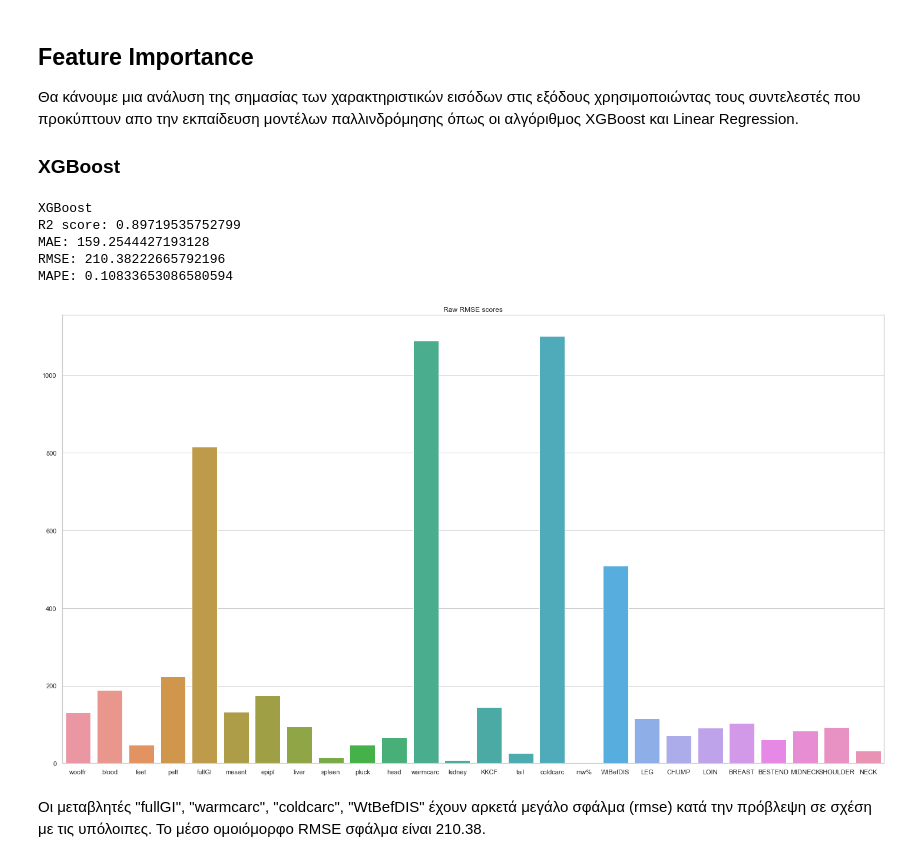
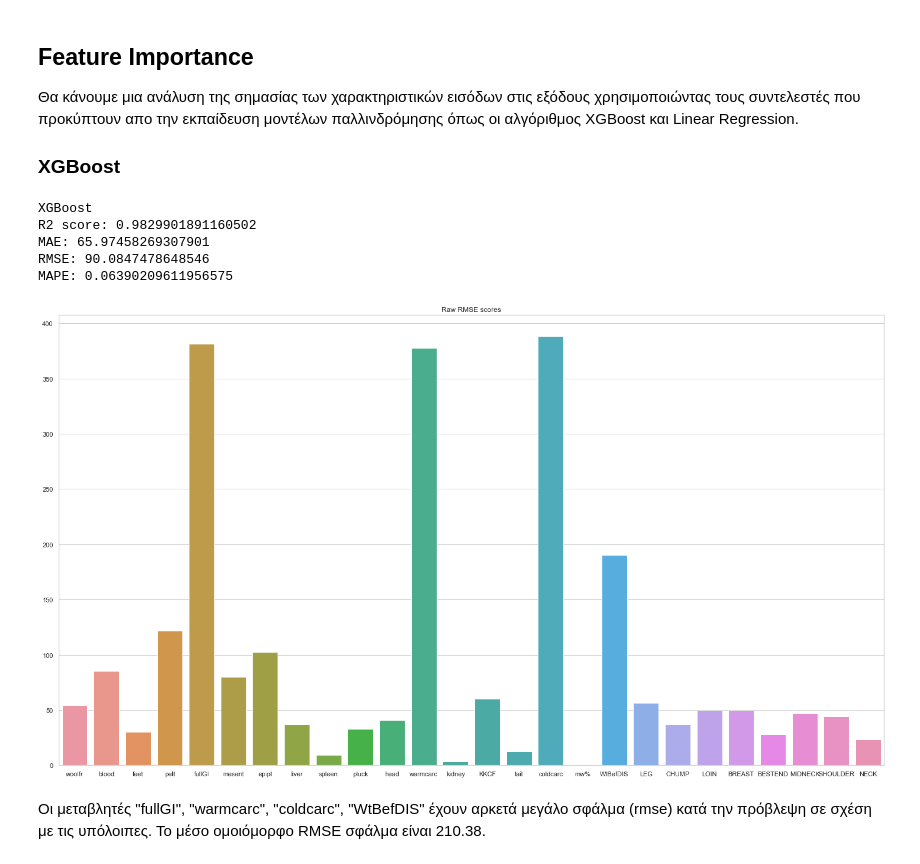
Before and after one commit to antonis-ant/thesis-code, a Jupyter notebook: EDA_notebook.ipynb, the cells around one changed output. Cells and saved outputs as stored; diff of their text form; code cells hidden in the pictures.

```diff
--- a/EDA_notebook.ipynb
+++ b/EDA_notebook.ipynb
@@ -187,18 +176,18 @@ plt.show()
 ### XGBoost
 # %%
 # Run xgboost model & get results
-res = run_xgb_model(X_train, X_test, y_train, y_test)
+res = run_xgb_model(X, y)
 # Print model scores (uniform average)
 print_results(res)
 # Plot individual target variable scores
 scores_barplot(res['scores']['rv_scores_rmse'], y.columns, title='Raw RMSE scores')
 # %% [output]
 XGBoost
-R2 score: 0.89719535752799
-MAE: 159.2544427193128
-RMSE: 210.38222665792196
-MAPE: 0.10833653086580594
+R2 score: 0.9829901891160502
+MAE: 65.97458269307901
+RMSE: 90.0847478648546
+MAPE: 0.06390209611956575
-[figure, old version]
+[figure, new version]
 # %% [markdown]
 Οι μεταβλητές "fullGI", "warmcarc", "coldcarc", "WtBefDIS" έχουν αρκετά μεγάλο σφάλμα (rmse) κατά την πρόβλεψη σε σχέση
 με τις υπόλοιπες. Το μέσο ομοιόμορφο RMSE σφάλμα είναι 210.38.
```
Also changed, not shown: parts of 25 cells of this notebook, 2 other files.
